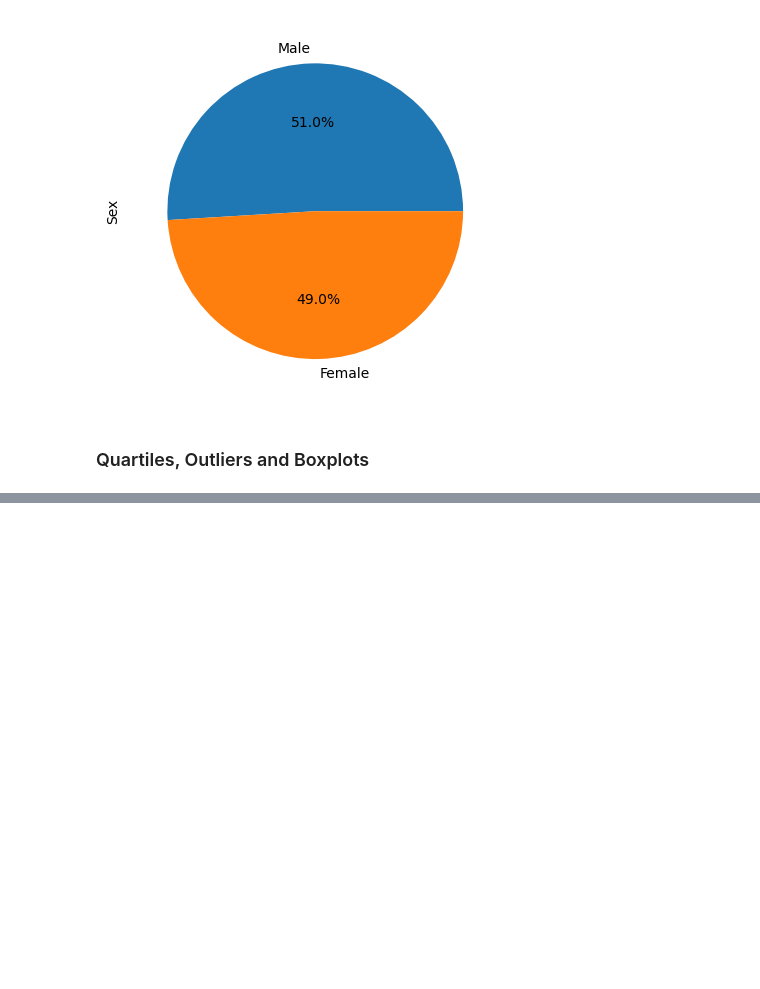
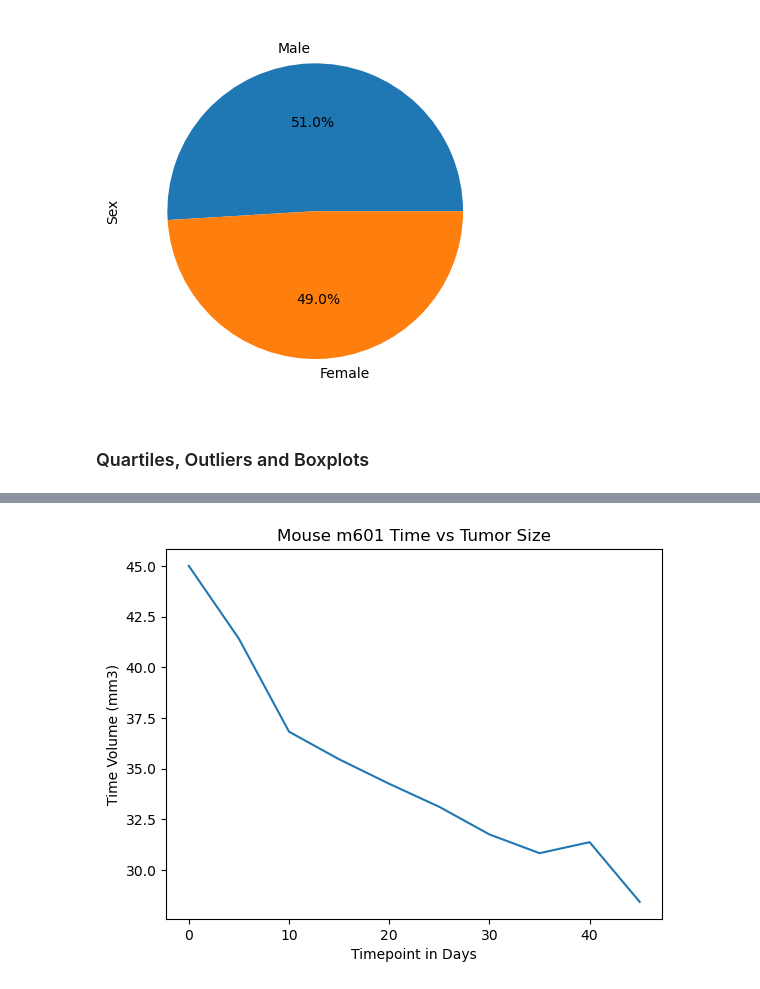
Before and after one commit to mychele-larson/mathplotlib-challenge, a Jupyter notebook: Pymaceuticals/matplotlib-homework.ipynb, the cells around one changed output, grey strips where cells are left out. Cells and saved outputs as stored; diff of their text form; code cells hidden in the pictures; blank space fills up the shorter version.

```diff
--- a/Pymaceuticals/matplotlib-homework.ipynb
+++ b/Pymaceuticals/matplotlib-homework.ipynb
@@ -223,0 +253,14 @@ ValueError: Can only compare identically-labeled Series objects
+# %%
+# Generate a line plt of tumor volume vs time point for a mouse treated with Capomulin
+capomulin_df = mouse_clean_df.loc[mouse_clean_df["Drug Regimen"] == "Capomulin"]
+mouse_name = capomulin_df.loc[capomulin_df["Mouse ID"] == "m601"]
+
+tumor_vl = mouse_name["Tumor Volume (mm3)"]
+time_point = mouse_name["Timepoint"]
+plt.title("Mouse m601 " + "Time vs Tumor Size")
+plt.plot(time_point, tumor_vl)
+plt.xlabel("Timepoint in Days")
+plt.ylabel("Time Volume (mm3)")
+plt.show()
+# %% [output]
+[figure, added]
```
Also changed, not shown: parts of 10 cells of this notebook, 1 other file.
